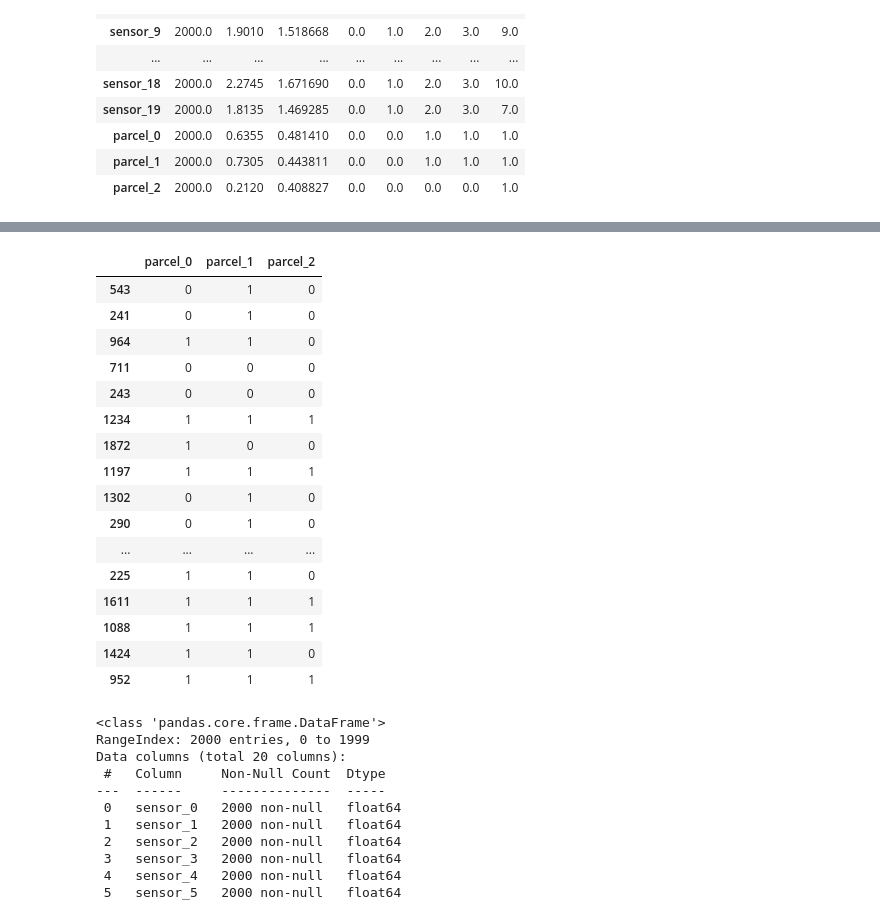
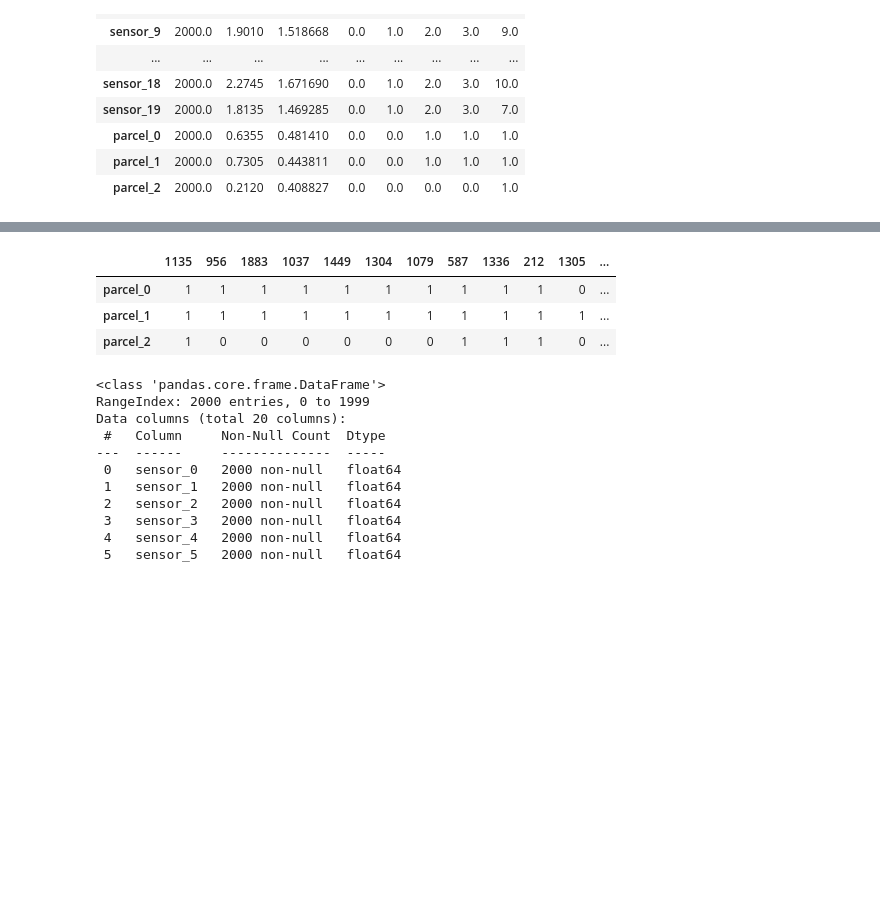
Before and after one commit to mummadimaheswar/smart_irrigation, a Jupyter notebook: Irrigation_System.ipynb, the cells around one changed output, grey strips where cells are left out. Saved outputs shown, nothing was run; the diff lists cells and outputs as text; code cells hidden in the pictures; blank space fills up the shorter version.

```diff
--- a/Irrigation_System.ipynb
+++ b/Irrigation_System.ipynb
@@ -112,23 +112,10 @@ X.sample(20)
 # %%
-y.sample(20)
+y.sample(20).T
 # %% [output]
-|  | parcel_0 | parcel_1 | parcel_2 |
-| 543 | 0 | 1 | 0 |
-| 241 | 0 | 1 | 0 |
-| 964 | 1 | 1 | 0 |
-| 711 | 0 | 0 | 0 |
-| 243 | 0 | 0 | 0 |
-| 1234 | 1 | 1 | 1 |
-| 1872 | 1 | 0 | 0 |
-| 1197 | 1 | 1 | 1 |
-| 1302 | 0 | 1 | 0 |
-| 290 | 0 | 1 | 0 |
-| ... | ... | ... | ... |
-| 225 | 1 | 1 | 0 |
-| 1611 | 1 | 1 | 1 |
-| 1088 | 1 | 1 | 1 |
-| 1424 | 1 | 1 | 0 |
-| 952 | 1 | 1 | 1 |
+|  | 1135 | 956 | 1883 | 1037 | 1449 | 1304 | 1079 | 587 | 1336 | 212 | 1305 | ... |
+| parcel_0 | 1 | 1 | 1 | 1 | 1 | 1 | 1 | 1 | 1 | 1 | 0 | ... |
+| parcel_1 | 1 | 1 | 1 | 1 | 1 | 1 | 1 | 1 | 1 | 1 | 1 | ... |
+| parcel_2 | 1 | 0 | 0 | 0 | 0 | 0 | 0 | 1 | 1 | 1 | 0 | ... |
 # %%
 X.info()
 # %% [output]
```
Also changed, not shown: parts of 10 cells of this notebook, 1 other file.
